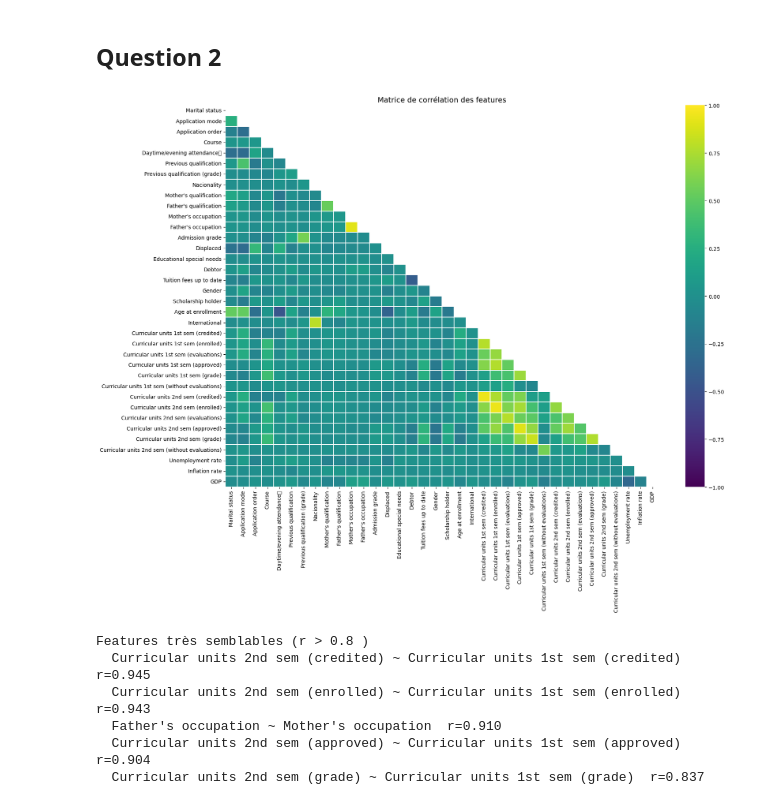
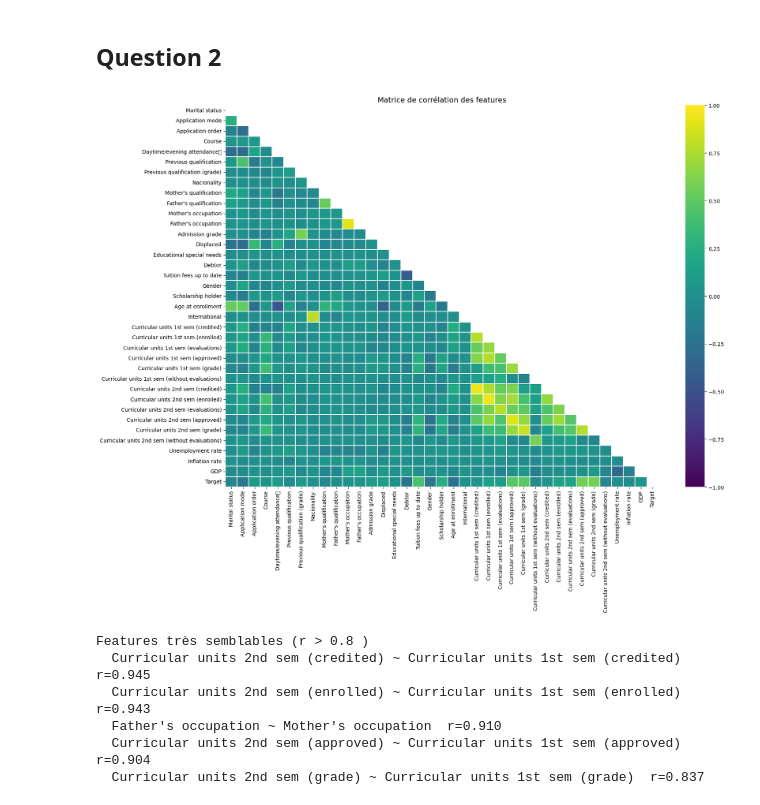
Before and after one commit to WiredMind2/Machine-Learning, a Jupyter notebook: notebook.ipynb, the cells around one changed output. Cells and saved outputs as stored; diff of their text form; code cells hidden in the pictures.

```diff
--- a/notebook.ipynb
+++ b/notebook.ipynb
@@ -48,18 +48,23 @@ data = data.drop('Target', axis=1)
 scaler = StandardScaler()
 scaled_data = scaler.fit_transform(data)
 scaled_data = pd.DataFrame(scaled_data, columns=data.columns)
+
+
+scaler = StandardScaler()
+scaled_data_all = scaler.fit_transform(data_all)
+scaled_data_all = pd.DataFrame(scaled_data_all, columns=data_all.columns)
 # %%
-correlation_matrix = scaled_data.corr()
+correlation_matrix = scaled_data_all.corr()
 
 plt.figure(figsize=(18, 14))
 mask = np.triu(np.ones_like(correlation_matrix, dtype=bool))
 sns.heatmap(correlation_matrix, mask=mask, cmap='viridis', center=0, vmin=-1, vmax=1,
             linewidths=0.3, annot=False)
 plt.title('Matrice de corrélation des features', fontsize=14)
 plt.tight_layout()
 plt.show()
 # %% [output]
-[figure, old version]
+[figure, new version]
 # %%
 threshold = 0.80
 high_correlation_matrix = []
```
Also changed, not shown: parts of 14 cells of this notebook.
